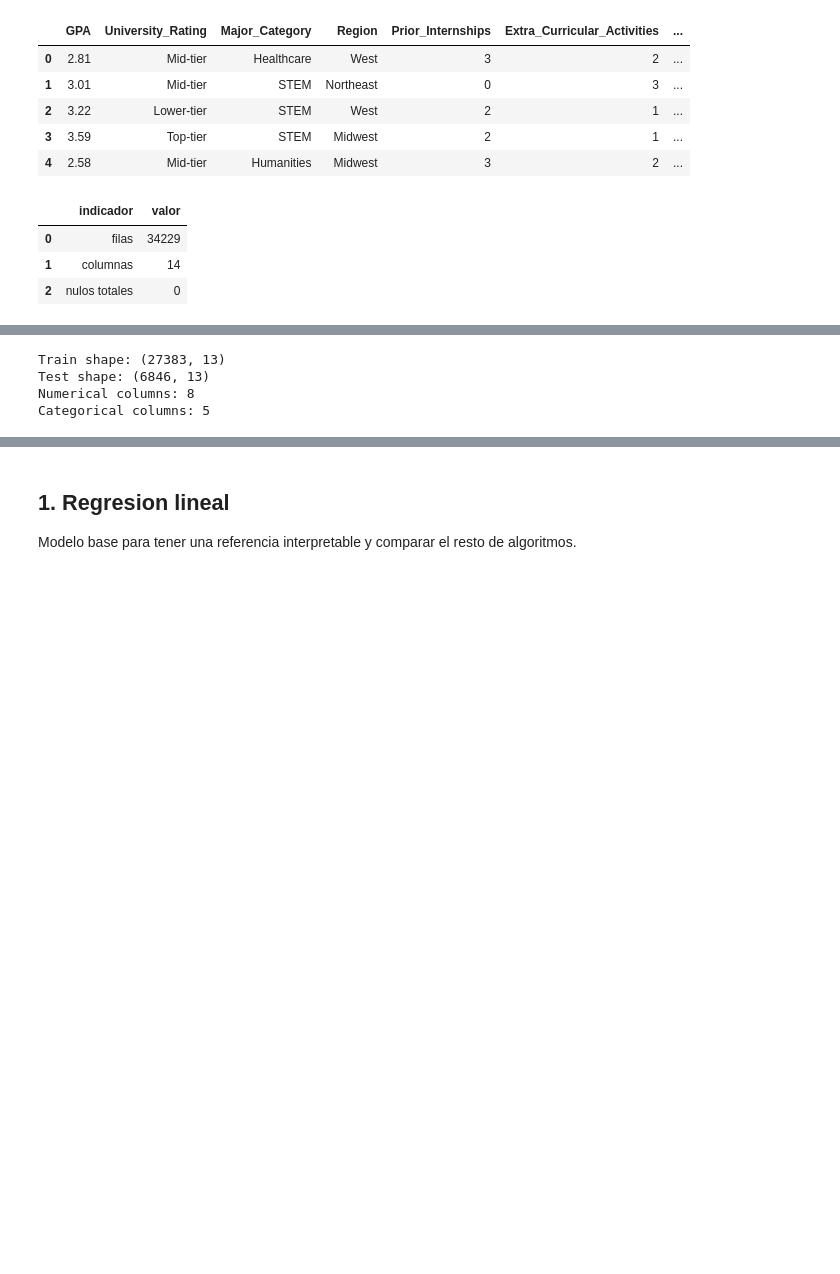
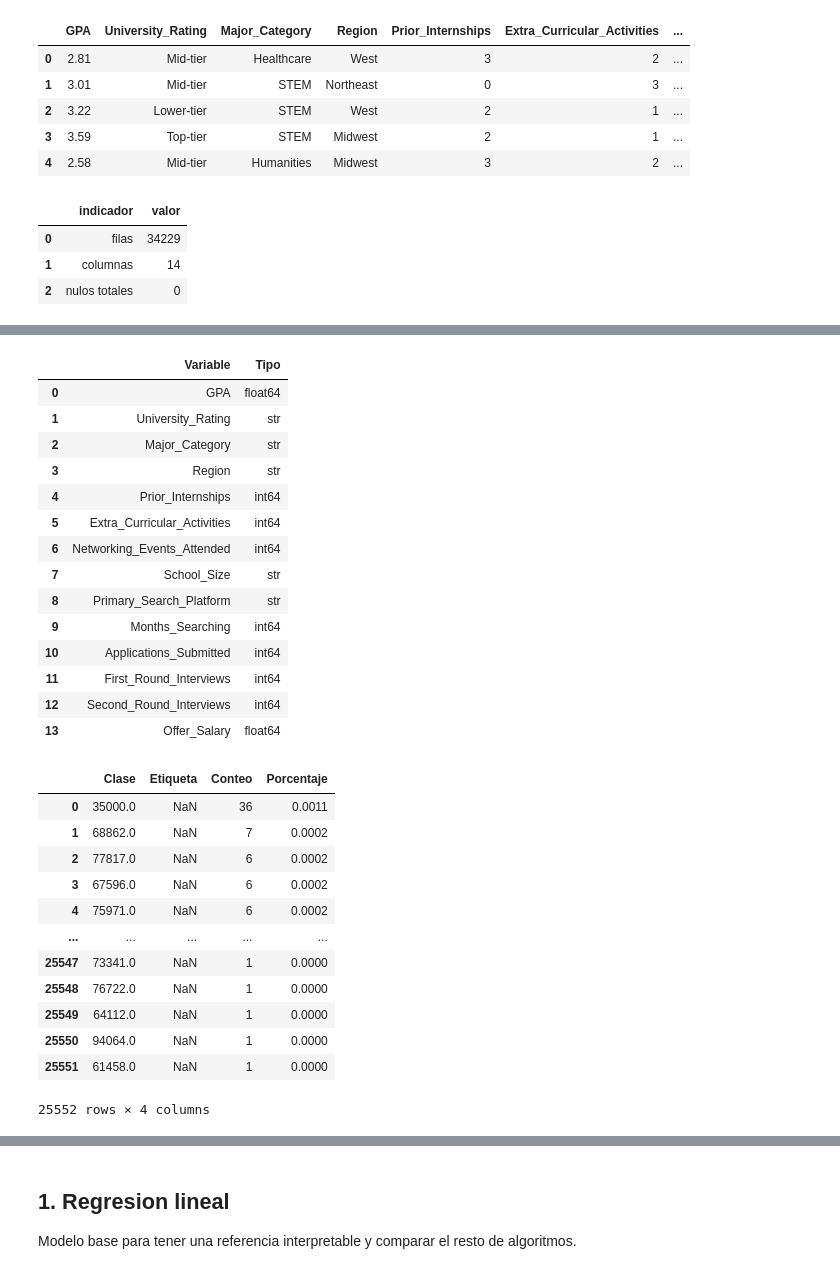
Before and after one commit to NacisCric-2908/mineria, a Jupyter notebook: job/regresion_offer_salary_completo.ipynb, the cells around one changed output, grey strips where cells are left out. Cells and saved outputs as stored; diff of their text form; code cells hidden in the pictures; blank space fills up the shorter version.

```diff
--- a/job/regresion_offer_salary_completo.ipynb
+++ b/job/regresion_offer_salary_completo.ipynb
@@ -362,62 +240,73 @@ display(pd.DataFrame({
 }))
 display(df.describe(include='all').T.head(20))
 
-X = df.drop(columns=['Offer_Salary'])
-y = df['Offer_Salary']
+feature_catalog_df = pd.DataFrame({
+    'Variable': df.columns,
+    'Tipo': [str(df[c].dtype) for c in df.columns],
+})
 
-numeric_cols = X.select_dtypes(include=['number']).columns.tolist()
-categorical_cols = X.select_dtypes(exclude=['number']).columns.tolist()
+target_distribution_df = (
+    df['Offer_Salary']
+    .value_counts(dropna=False)
+    .rename_axis('Clase')
+    .reset_index(name='Conteo')
+)
+target_distribution_df['Etiqueta'] = target_distribution_df['Clase'].map({1: 'SI OFERTA', 0: 'NO OFERTA'})
+target_distribution_df['Porcentaje'] = (target_distribution_df['Conteo'] / len(df)).round(4)
 
-X_train, X_test, y_train, y_test = train_test_split(
-    X,
-    y,
-    test_size=0.20,
-    random_state=SEED,
-    shuffle=True,
-)
-
-preprocessor = ColumnTransformer([
-    ('numeric', Pipeline([
-        ('imputer', SimpleImputer(strategy='median')),
-        ('scaler', StandardScaler()),
-    ]), numeric_cols),
-    ('categorical', Pipeline([
-        ('imputer', SimpleImputer(strategy='most_frequent')),
-        ('onehot', OHE),
-    ]), categorical_cols),
-] )
-
-print('Train shape:', X_train.shape)
-print('Test shape:', X_test.shape)
-print('Numerical columns:', len(numeric_cols))
-print('Categorical columns:', len(categorical_cols))
+display(feature_catalog_df)
+display(target_distribution_df[['Clase', 'Etiqueta', 'Conteo', 'Porcentaje']])
 # %% [output]
 |  | GPA | University_Rating | Major_Category | Region | Prior_Internships | Extra_Curricular_Activities | ... |
 | 0 | 2.81 | Mid-tier | Healthcare | West | 3 | 2 | ... |
 | 1 | 3.01 | Mid-tier | STEM | Northeast | 0 | 3 | ... |
 | 2 | 3.22 | Lower-tier | STEM | West | 2 | 1 | ... |
 | 3 | 3.59 | Top-tier | STEM | Midwest | 2 | 1 | ... |
 | 4 | 2.58 | Mid-tier | Humanities | Midwest | 3 | 2 | ... |
 |  | indicador | valor |
 | 0 | filas | 34229 |
 | 1 | columnas | 14 |
 | 2 | nulos totales | 0 |
 |  | count | unique | top | freq | mean | std | min | 25% | 50% | 75% | max |
 | GPA | 34229.0 | NaN | NaN | NaN | 3.244201 | 0.400699 | 2.0 | 2.97 | 3.25 | 3.53 | 4.0 |
 | University_Rating | 34229 | 3 | Mid-tier | 16591 | NaN | NaN | NaN | NaN | NaN | NaN | NaN |
 | Major_Category | 34229 | 5 | STEM | 12121 | NaN | NaN | NaN | NaN | NaN | NaN | NaN |
 | Region | 34229 | 4 | South | 8644 | NaN | NaN | NaN | NaN | NaN | NaN | NaN |
 | Prior_Internships | 34229.0 | NaN | NaN | NaN | 1.543078 | 1.201039 | 0.0 | 1.0 | 1.0 | 2.0 | 5.0 |
 | Extra_Curricular_Activities | 34229.0 | NaN | NaN | NaN | 2.014958 | 1.41461 | 0.0 | 1.0 | 2.0 | 3.0 | 10.0 |
 | Networking_Events_Attended | 34229.0 | NaN | NaN | NaN | 3.000935 | 1.737104 | 0.0 | 2.0 | 3.0 | 4.0 | 12.0 |
 | School_Size | 34229 | 3 | Large | 13680 | NaN | NaN | NaN | NaN | NaN | NaN | NaN |
 | Primary_Search_Platform | 34229 | 3 | LinkedIn | 14627 | NaN | NaN | NaN | NaN | NaN | NaN | NaN |
 | Months_Searching | 34229.0 | NaN | NaN | NaN | 6.73762 | 3.419668 | 1.0 | 4.0 | 7.0 | 10.0 | 12.0 |
 | Applications_Submitted | 34229.0 | NaN | NaN | NaN | 54.451518 | 43.995153 | 5.0 | 21.0 | 44.0 | 77.0 | 300.0 |
 | First_Round_Interviews | 34229.0 | NaN | NaN | NaN | 2.750796 | 1.327476 | 2.0 | 2.0 | 2.0 | 3.0 | 15.0 |
 | Second_Round_Interviews | 34229.0 | NaN | NaN | NaN | 1.87832 | 1.058533 | 1.0 | 1.0 | 2.0 | 2.0 | 12.0 |
 | Offer_Salary | 34229.0 | NaN | NaN | NaN | 76777.290777 | 14931.468406 | 35000.0 | 66321.0 | 76823.0 | 87125.0 | 137588.0 |
+|  | Variable | Tipo |
+| 0 | GPA | float64 |
+| 1 | University_Rating | str |
+| 2 | Major_Category | str |
+| 3 | Region | str |
+| 4 | Prior_Internships | int64 |
+| 5 | Extra_Curricular_Activities | int64 |
+| 6 | Networking_Events_Attended | int64 |
+| 7 | School_Size | str |
+| 8 | Primary_Search_Platform | str |
+| 9 | Months_Searching | int64 |
+| 10 | Applications_Submitted | int64 |
+| 11 | First_Round_Interviews | int64 |
+| 12 | Second_Round_Interviews | int64 |
+| 13 | Offer_Salary | float64 |
+|  | Clase | Etiqueta | Conteo | Porcentaje |
+| 0 | 35000.0 | NaN | 36 | 0.0011 |
+| 1 | 68862.0 | NaN | 7 | 0.0002 |
+| 2 | 77817.0 | NaN | 6 | 0.0002 |
+| 3 | 67596.0 | NaN | 6 | 0.0002 |
+| 4 | 75971.0 | NaN | 6 | 0.0002 |
+| ... | ... | ... | ... | ... |
+| 25547 | 73341.0 | NaN | 1 | 0.0000 |
+| 25548 | 76722.0 | NaN | 1 | 0.0000 |
+| 25549 | 64112.0 | NaN | 1 | 0.0000 |
+| 25550 | 94064.0 | NaN | 1 | 0.0000 |
+| 25551 | 61458.0 | NaN | 1 | 0.0000 |
-Train shape: (27383, 13)
-Test shape: (6846, 13)
-Numerical columns: 8
-Categorical columns: 5
+25552 rows × 4 columns
```
Also changed, not shown: parts of 21 cells of this notebook, 2 other files.
